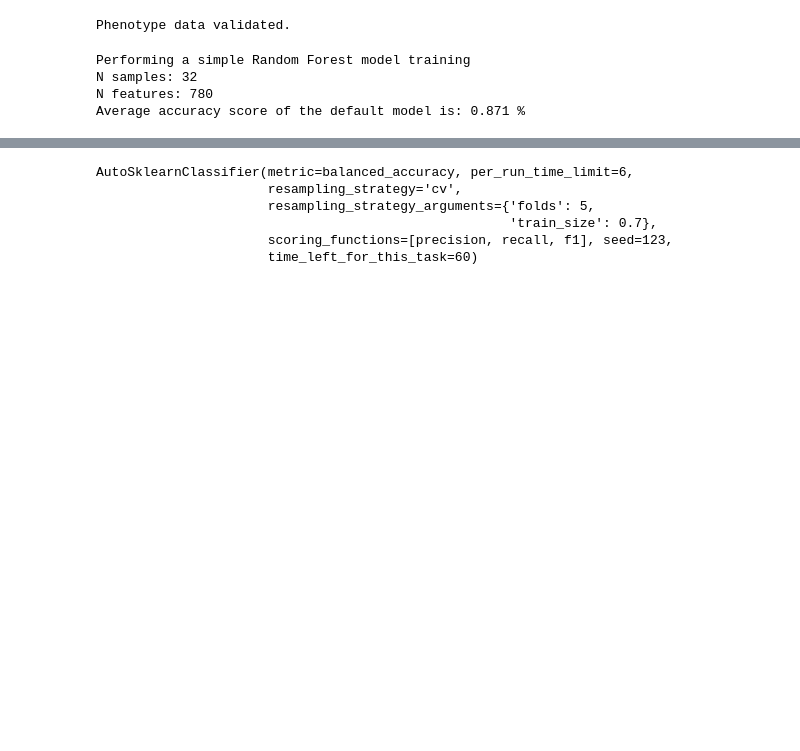
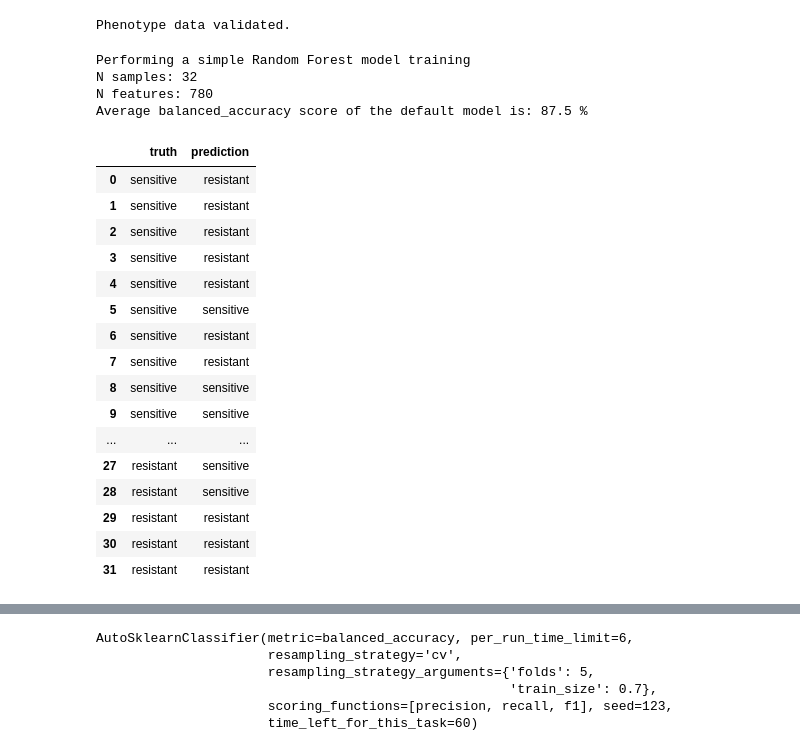
Before and after one commit to BleekerLab/PhenoFeatureFinder, a Jupyter notebook: docs/example.ipynb, the cells around one changed output, grey strips where cells are left out. Cells and saved outputs as stored; diff of their text form; code cells hidden in the pictures; blank space fills up the shorter version.

```diff
--- a/docs/example.ipynb
+++ b/docs/example.ipynb
@@ -70,8 +72,8 @@ metabolome_analysis.write_clean_metabolome_to_csv(path_of_cleaned_csv="./clean_m
 # Feature selection
 # %%
 fs = MetabolitePhenotypeFeatureSelection(
-    metabolome_csv="./clean_metabolome.csv",
-    phenotype_csv="./phenotypes_test_data.csv",
+    metabolome_csv="../tests/clean_metabolome.csv",
+    phenotype_csv="../tests/phenotypes_test_data.csv",
     phenotype_sample_id='sample')
 # %%
 fs.validate_input_metabolome_df()
@@ -82,9 +84,33 @@ fs.validate_input_phenotype_df()
 # %% [output]
 Phenotype data validated.
 # %%
-fs.get_baseline_performance(scoring_metric='accuracy')
+fs.get_baseline_performance()
 # %% [output]
 Performing a simple Random Forest model training
 N samples: 32
 N features: 780
-Average accuracy score of the default model is: 0.871 %
+Average balanced_accuracy score of the default model is: 87.5 %
+# %%
+y_trues = fs.phenotype.phenotype.tolist()
+import random
+y_predicted = random.sample(y_trues, len(y_trues))
+import pandas as pd
+pd.DataFrame(zip(y_trues, y_predicted), columns=["truth","prediction"])
+# %% [output]
+|  | truth | prediction |
+| 0 | sensitive | resistant |
+| 1 | sensitive | resistant |
+| 2 | sensitive | resistant |
+| 3 | sensitive | resistant |
+| 4 | sensitive | resistant |
+| 5 | sensitive | sensitive |
+| 6 | sensitive | resistant |
+| 7 | sensitive | resistant |
+| 8 | sensitive | sensitive |
+| 9 | sensitive | sensitive |
+| ... | ... | ... |
+| 27 | resistant | sensitive |
+| 28 | resistant | sensitive |
+| 29 | resistant | resistant |
+| 30 | resistant | resistant |
+| 31 | resistant | resistant |
```
Also changed, not shown: parts of 7 cells of this notebook, 6 other files.
